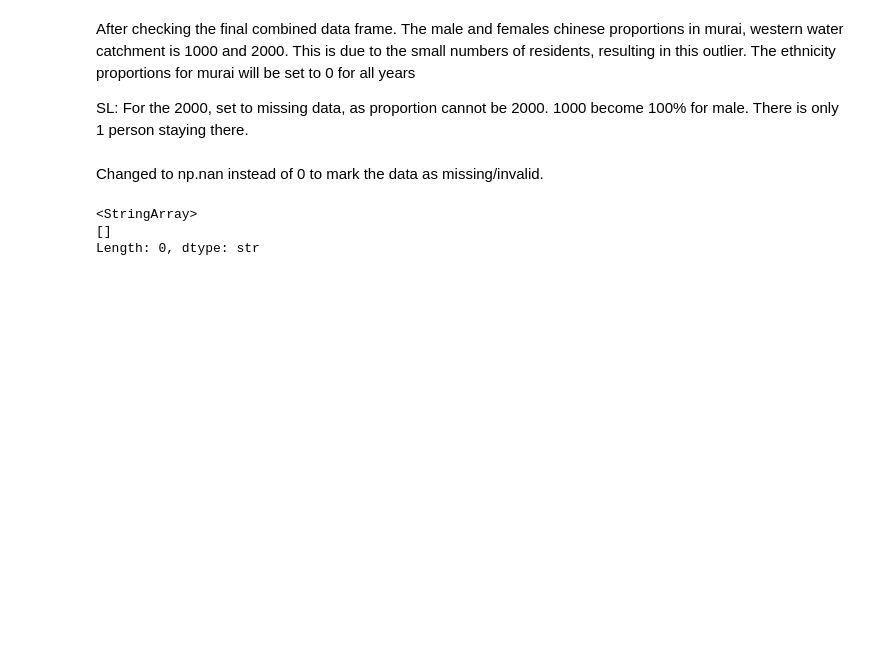
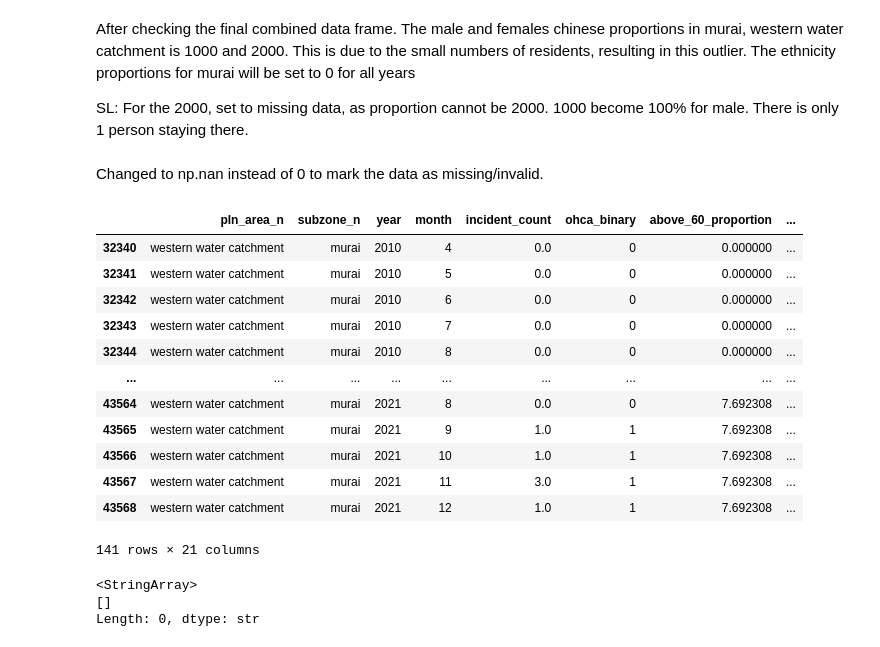
Before and after one commit to axellee1994/AED-OHCA, a Jupyter notebook: src/scripts/logistic_regression_step/map_ohca_counts_to_subzone_SL.ipynb, the cells around one changed output. Cells and saved outputs as stored; diff of their text form; code cells hidden in the pictures; blank space fills up the shorter version.

Commit message:
Remove dropping the column: total and re-ran poisson_regression

```diff
--- a/src/scripts/logistic_regression_step/map_ohca_counts_to_subzone_SL.ipynb
+++ b/src/scripts/logistic_regression_step/map_ohca_counts_to_subzone_SL.ipynb
@@ -226,7 +226,7 @@ display(final_model_df.head())
 # final_model_df = final_model_df.drop(columns=["incident_count", "total", "above_60"])
 
 # Poisson regression requires actual integer counts
-final_model_df = final_model_df.drop(columns=["total", "above_60"])
+final_model_df = final_model_df.drop(columns=["above_60"])
 
 
 # change inf values into 0 as they are the result of dividing by 0
@@ -268,6 +268,22 @@ condition = (final_model_df['subzone_n'] == 'murai') & (final_model_df['pln_area
 final_model_df.loc[condition, cols_to_change] = np.nan
 
 final_model_df.to_csv(save_to_filepath)
+# %%
+final_model_df[final_model_df['subzone_n'] == 'murai']
+# %% [output]
+|  | pln_area_n | subzone_n | year | month | incident_count | ohca_binary | above_60_proportion | ... |
+| 32340 | western water catchment | murai | 2010 | 4 | 0.0 | 0 | 0.000000 | ... |
+| 32341 | western water catchment | murai | 2010 | 5 | 0.0 | 0 | 0.000000 | ... |
+| 32342 | western water catchment | murai | 2010 | 6 | 0.0 | 0 | 0.000000 | ... |
+| 32343 | western water catchment | murai | 2010 | 7 | 0.0 | 0 | 0.000000 | ... |
+| 32344 | western water catchment | murai | 2010 | 8 | 0.0 | 0 | 0.000000 | ... |
+| ... | ... | ... | ... | ... | ... | ... | ... | ... |
+| 43564 | western water catchment | murai | 2021 | 8 | 0.0 | 0 | 7.692308 | ... |
+| 43565 | western water catchment | murai | 2021 | 9 | 1.0 | 1 | 7.692308 | ... |
+| 43566 | western water catchment | murai | 2021 | 10 | 1.0 | 1 | 7.692308 | ... |
+| 43567 | western water catchment | murai | 2021 | 11 | 3.0 | 1 | 7.692308 | ... |
+| 43568 | western water catchment | murai | 2021 | 12 | 1.0 | 1 | 7.692308 | ... |
+141 rows × 21 columns
 # %%
 cols_to_change = [c for c in final_model_df.columns if 'proportion' in c]
 condition = final_model_df[cols_to_change].gt(100).any(axis=1)
```
Also changed, not shown: 1 other file.
